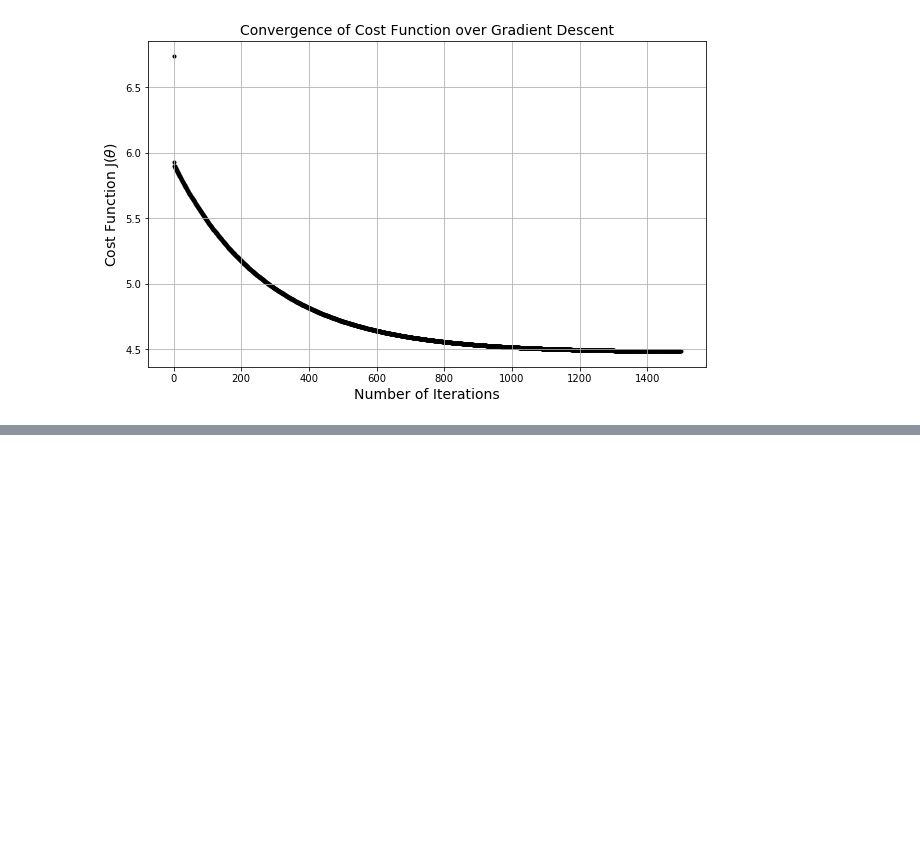
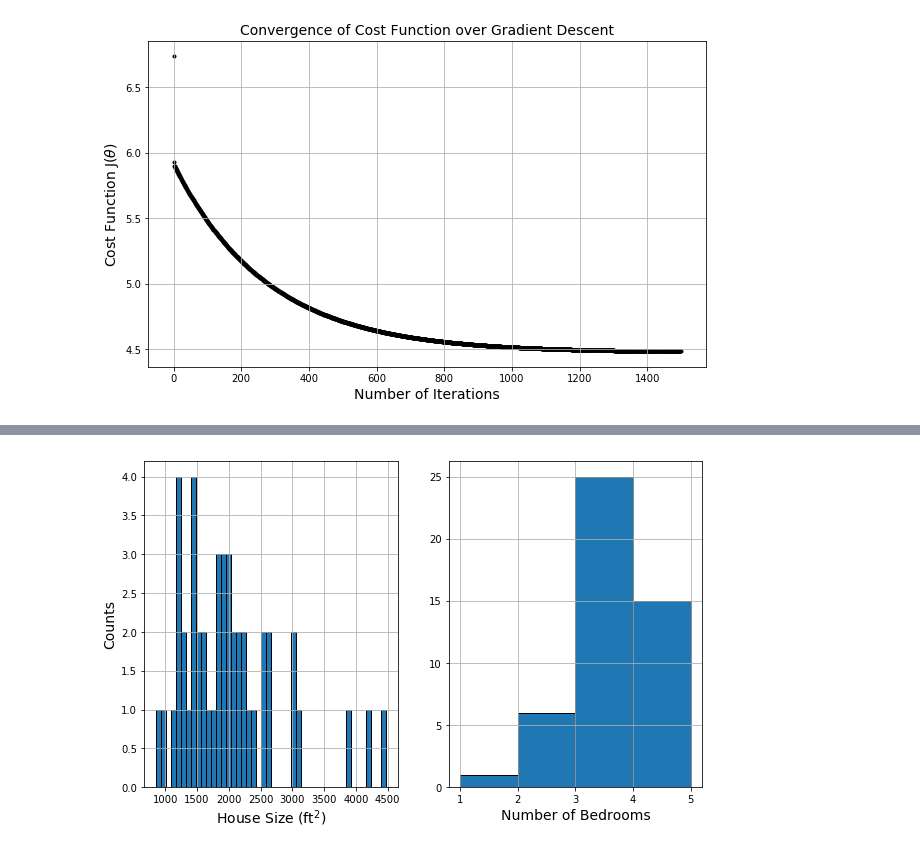
Before and after one commit to les67/MachineLearning_CourseraNg, a Jupyter notebook: ex1/ex1.ipynb, the cells around one changed output, grey strips where cells are left out. Cells and saved outputs as stored; diff of their text form; code cells hidden in the pictures; blank space fills up the shorter version.

```diff
--- a/ex1/ex1.ipynb
+++ b/ex1/ex1.ipynb
@@ -274,0 +341,19 @@ xx, yy = np.meshgrid(np.arange(theta0_min, theta0_max, h),np.arange(theta1_min,
+# %%
+# Loading data
+size,num_bedrooms,price = np.loadtxt('ex1data2.txt',delimiter=',',unpack=True)
+# %%
+# Supposedly the features need normalization. Let's take a look at how they're distributed
+
+plt.figure()
+plt.subplot(1,2,1)
+plt.grid(True)
+plt.hist(size,bins=len(np.diff(np.sort(size))),ec='k') # "ec" is edgecolor
+plt.xlabel('House Size (ft$^2$)',fontsize=14)
+plt.ylabel('Counts',fontsize=14)
+plt.subplot(1,2,2)
+plt.grid(True)
+plt.xlabel('Number of Bedrooms',fontsize=14)
+plt.hist(num_bedrooms,bins=4,ec='k')
+plt.show()
+# %% [output]
+[figure, added]
```
Also changed, not shown: parts of 23 cells of this notebook.
